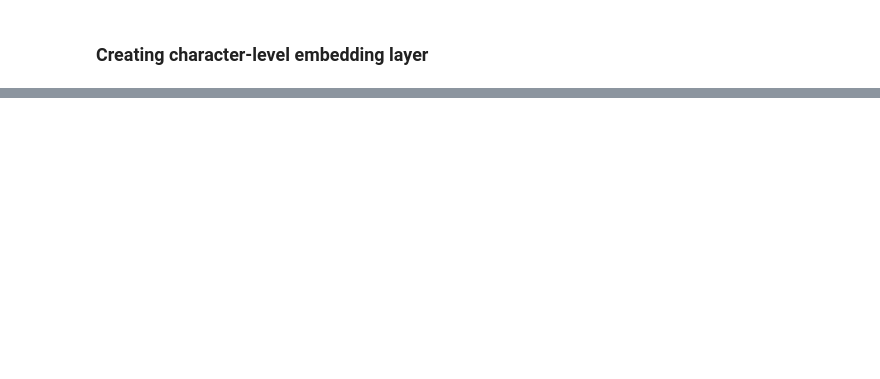
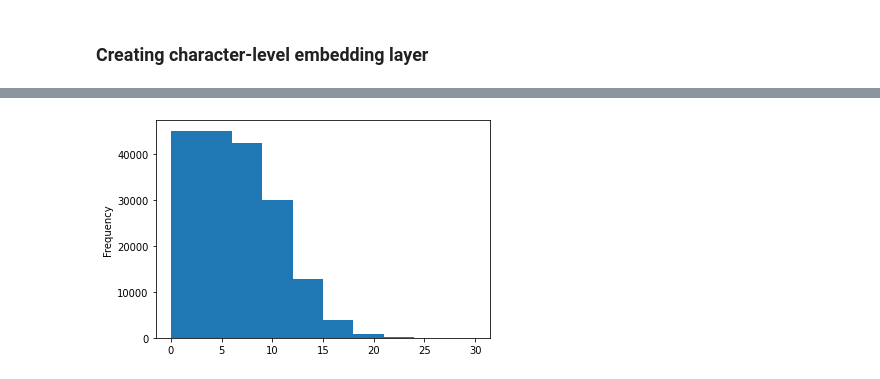
Before and after one commit to redrum88/tensorflow, a Jupyter notebook: 09_SkimLit_nlp_milestone_project_2_video.ipynb, the cells around one changed output, grey strips where cells are left out. Drawn from its saved outputs; the diff is of its cells as text; code cells hidden in the pictures; blank space fills up the shorter version.

```diff
--- a/09_SkimLit_nlp_milestone_project_2_video.ipynb
+++ b/09_SkimLit_nlp_milestone_project_2_video.ipynb
@@ -940,0 +1213,5 @@ Character embedding shape: (1, 290, 25)
+# %%
+# Check the distribution of "line_number" column
+train_df.line_number.plot.hist();
+# %% [output]
+[figure, added]
```
Also changed, not shown: parts of 84 cells of this notebook.
